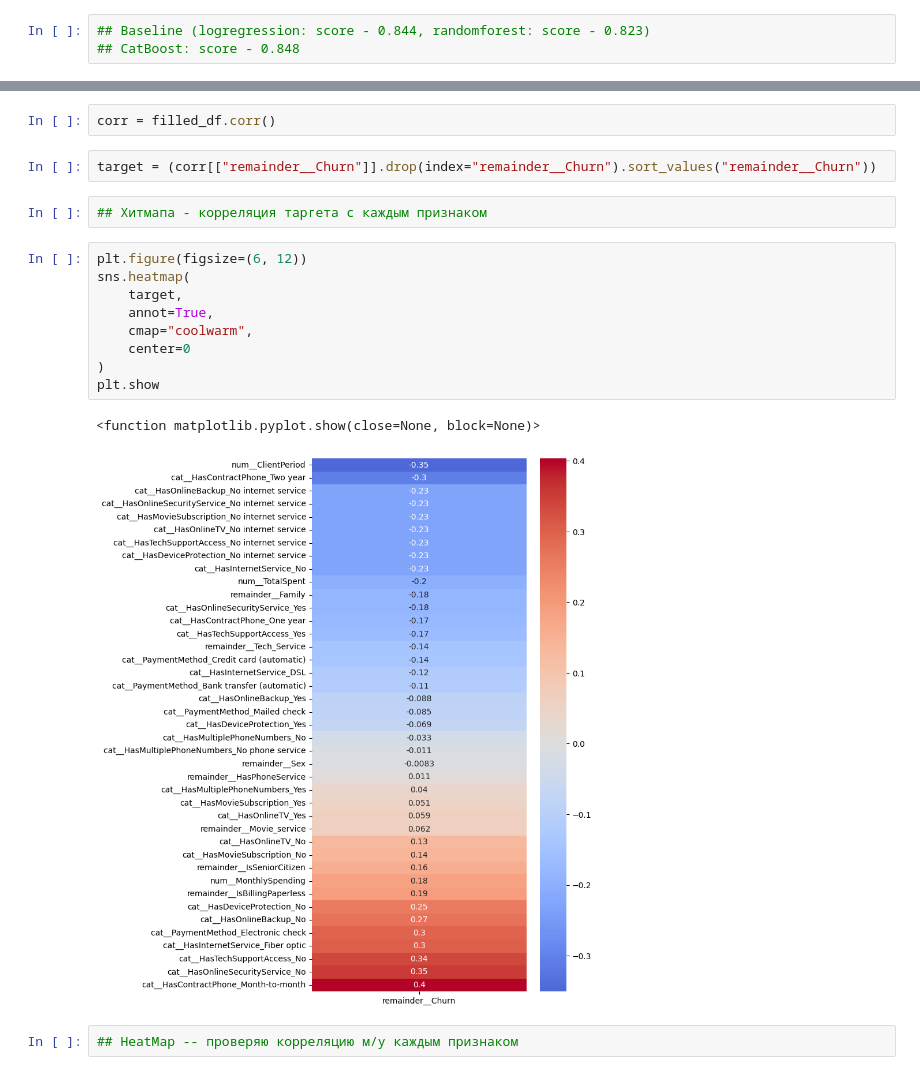
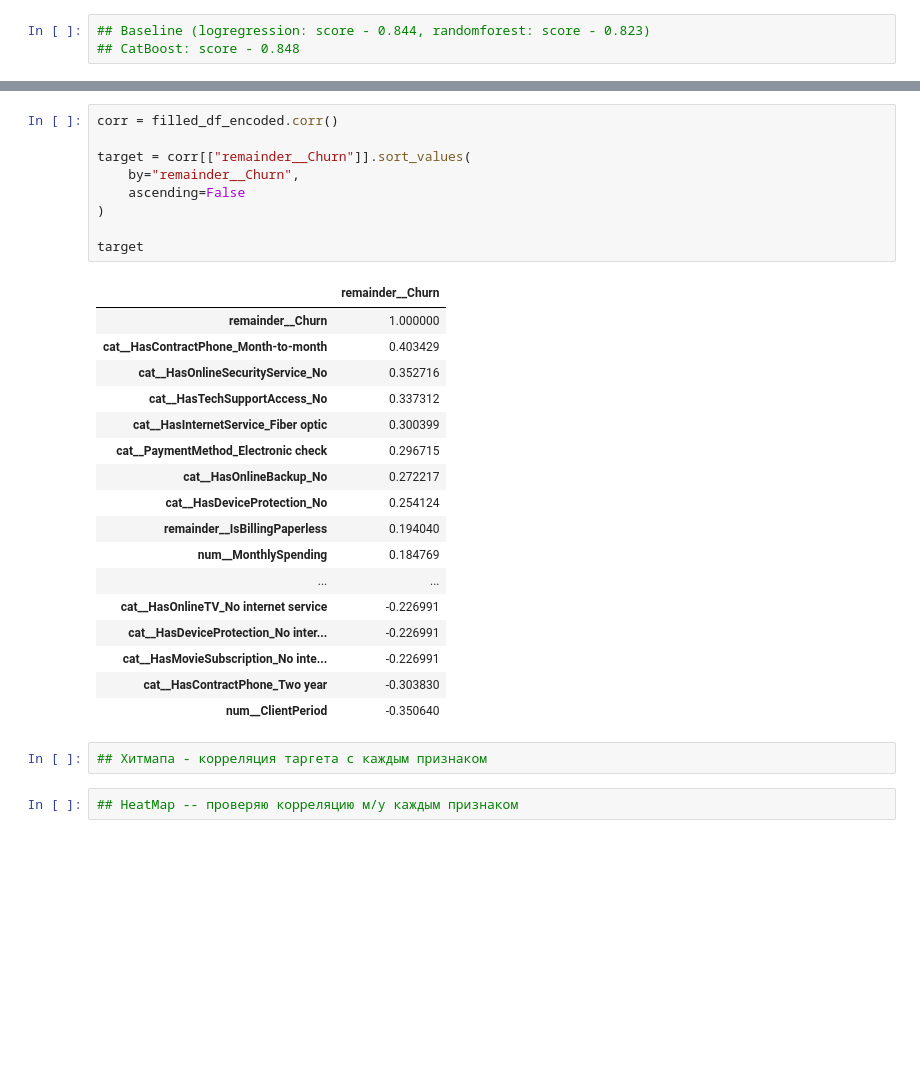
Before and after one commit to thegrimeater/hw_linear_models_li_sergey, a Jupyter notebook: binary_classification.ipynb, the cells around one changed output, grey strips where cells are left out. Cells and saved outputs as stored; diff of their text form; blank space fills up the shorter version.

```diff
--- a/binary_classification.ipynb
+++ b/binary_classification.ipynb
@@ -273,21 +299,32 @@ filled_df = preprocessor.fit_transform(filled_df)
 # %%
-corr = filled_df.corr()
+corr = filled_df_encoded.corr()
+
+target = corr[["remainder__Churn"]].sort_values(
+    by="remainder__Churn",
+    ascending=False
+)
+
+target
+# %% [output]
+|  | remainder__Churn |
+| remainder__Churn | 1.000000 |
+| cat__HasContractPhone_Month-to-month | 0.403429 |
+| cat__HasOnlineSecurityService_No | 0.352716 |
+| cat__HasTechSupportAccess_No | 0.337312 |
+| cat__HasInternetService_Fiber optic | 0.300399 |
+| cat__PaymentMethod_Electronic check | 0.296715 |
+| cat__HasOnlineBackup_No | 0.272217 |
+| cat__HasDeviceProtection_No | 0.254124 |
+| remainder__IsBillingPaperless | 0.194040 |
+| num__MonthlySpending | 0.184769 |
+| ... | ... |
+| cat__HasOnlineTV_No internet service | -0.226991 |
+| cat__HasDeviceProtection_No inter... | -0.226991 |
+| cat__HasMovieSubscription_No inte... | -0.226991 |
+| cat__HasContractPhone_Two year | -0.303830 |
+| num__ClientPeriod | -0.350640 |
-# %%
-target = (corr[["remainder__Churn"]].drop(index="remainder__Churn").sort_values("remainder__Churn"))
 # %%
 ## Хитмапа - корреляция таргета с каждым признаком
-# %%
-plt.figure(figsize=(6, 12))
-sns.heatmap(
-    target,
-    annot=True,
-    cmap="coolwarm",
-    center=0
-)
-plt.show
-# %% [output]
-<function matplotlib.pyplot.show(close=None, block=None)>
-[figure, removed]
 # %%
 ## HeatMap -- проверяю корреляцию м/у каждым признаком
 # %%
```
Also changed, not shown: parts of 14 cells of this notebook, 5 other files.
